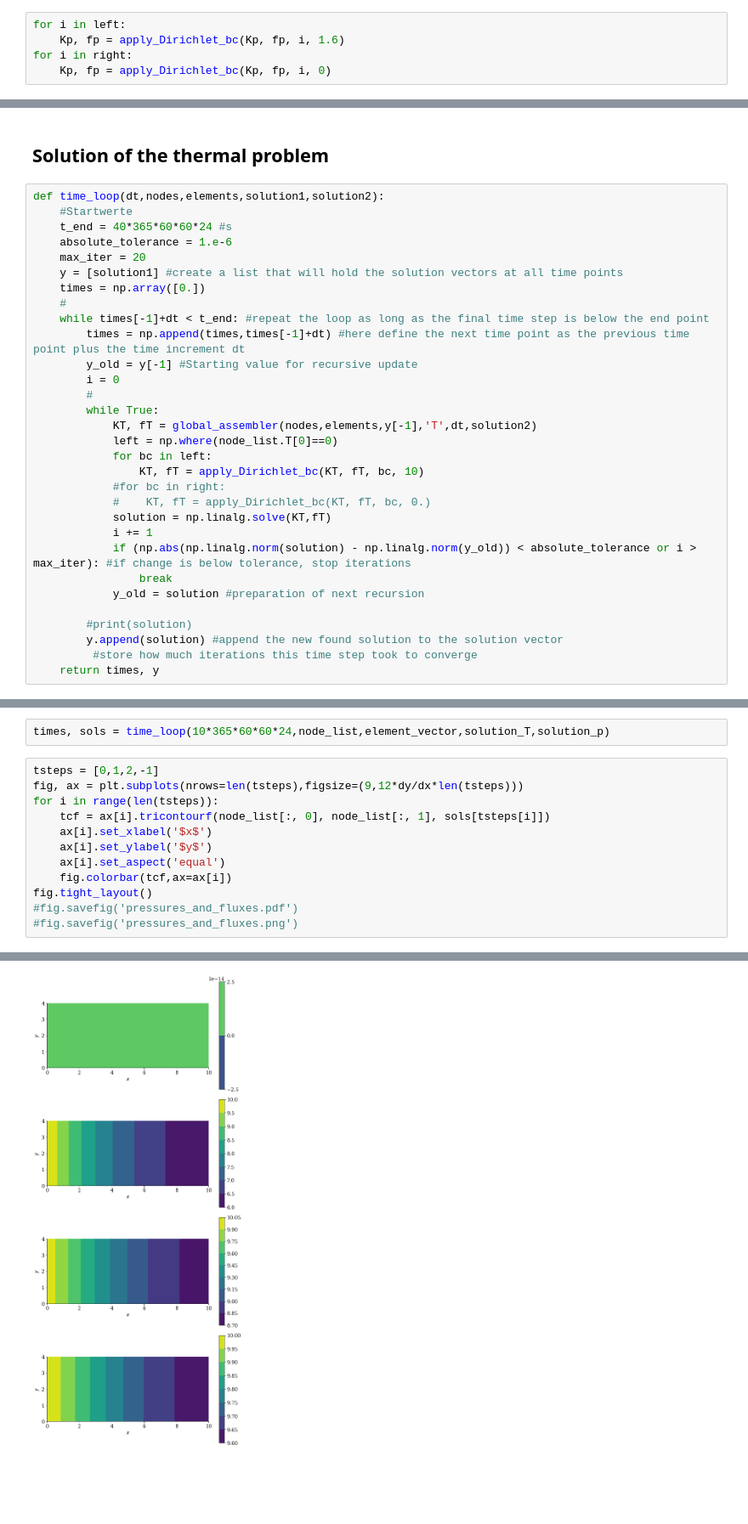
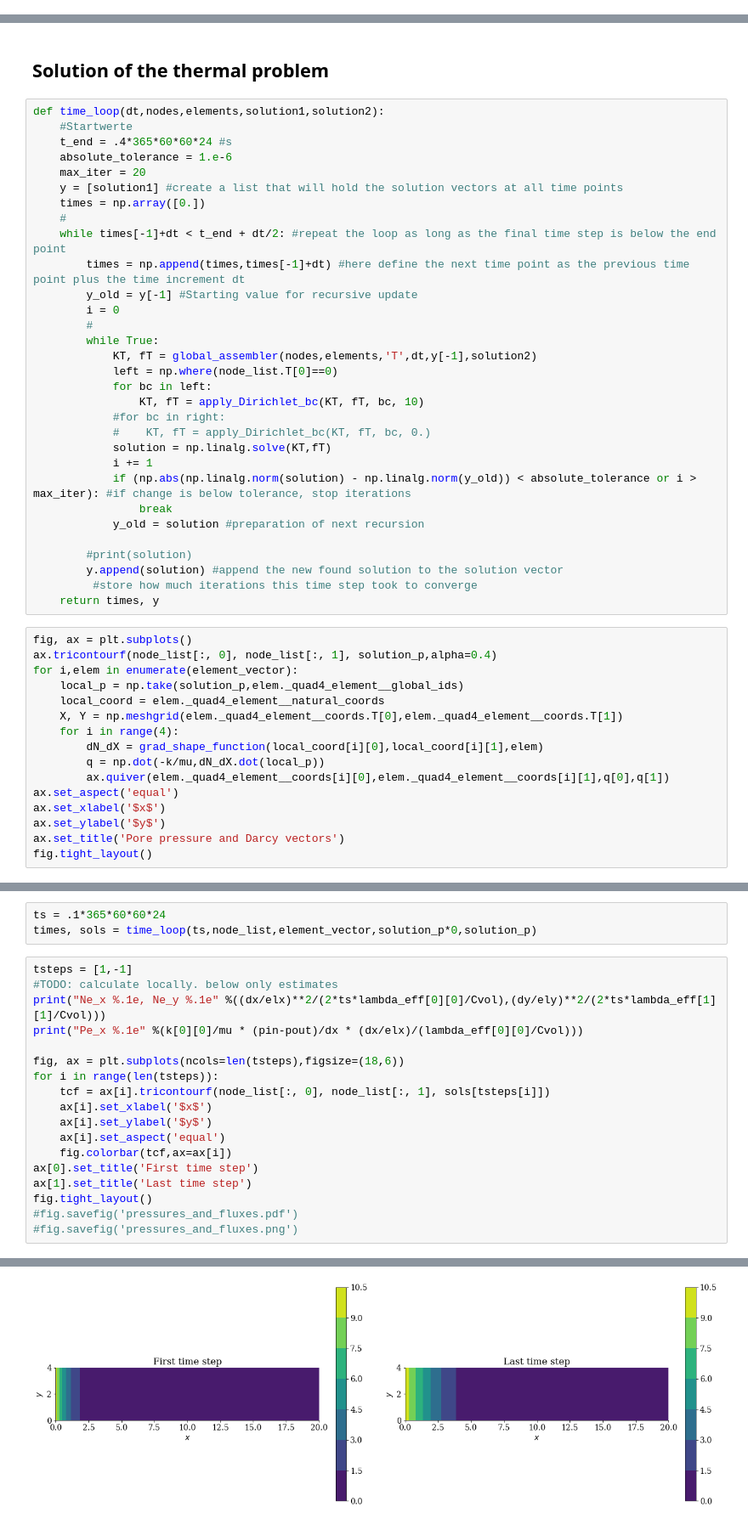
Before and after one commit to nagelt/Numerical_Methods_Introduction, a Jupyter notebook: 2D_Adv_Diff.ipynb, the cells around one changed output, grey strips where cells are left out. Shown at 85% size. Saved outputs shown, nothing was run; the diff lists cells and outputs as text; blank space fills up the shorter version.

```diff
--- a/2D_Adv_Diff.ipynb
+++ b/2D_Adv_Diff.ipynb
@@ -323,5 +328,0 @@ right = np.where(node_list.T[0]==dx)
-# %%
-for i in left:
-    Kp, fp = apply_Dirichlet_bc(Kp, fp, i, 1.6)
-for i in right:
-    Kp, fp = apply_Dirichlet_bc(Kp, fp, i, 0)
@@ -352,19 +349,19 @@ plot_result(node_list,element_vector,solution_p,fluxes_p)
 # %%
 def time_loop(dt,nodes,elements,solution1,solution2):
     #Startwerte
-    t_end = 40*365*60*60*24 #s
+    t_end = .4*365*60*60*24 #s
     absolute_tolerance = 1.e-6
     max_iter = 20
     y = [solution1] #create a list that will hold the solution vectors at all time points
     times = np.array([0.])
     #
-    while times[-1]+dt < t_end: #repeat the loop as long as the final time step is below the end point
+    while times[-1]+dt < t_end + dt/2: #repeat the loop as long as the final time step is below the end point
         times = np.append(times,times[-1]+dt) #here define the next time point as the previous time point plus the time increment dt
         y_old = y[-1] #Starting value for recursive update
         i = 0
         #
         while True:
-            KT, fT = global_assembler(nodes,elements,y[-1],'T',dt,solution2)
+            KT, fT = global_assembler(nodes,elements,'T',dt,y[-1],solution2)
             left = np.where(node_list.T[0]==0)
             for bc in left:
                 KT, fT = apply_Dirichlet_bc(KT, fT, bc, 10)
@@ -380,3 +377,19 @@ def time_loop(dt,nodes,elements,solution1,solution2):
         y.append(solution) #append the new found solution to the solution vector
          #store how much iterations this time step took to converge
     return times, y
+# %%
+fig, ax = plt.subplots()
+ax.tricontourf(node_list[:, 0], node_list[:, 1], solution_p,alpha=0.4)
+for i,elem in enumerate(element_vector):
+    local_p = np.take(solution_p,elem._quad4_element__global_ids)
+    local_coord = elem._quad4_element__natural_coords
+    X, Y = np.meshgrid(elem._quad4_element__coords.T[0],elem._quad4_element__coords.T[1])
+    for i in range(4):
+        dN_dX = grad_shape_function(local_coord[i][0],local_coord[i][1],elem)
+        q = np.dot(-k/mu,dN_dX.dot(local_p))
+        ax.quiver(elem._quad4_element__coords[i][0],elem._quad4_element__coords[i][1],q[0],q[1])
+ax.set_aspect('equal')
+ax.set_xlabel('$x$')
+ax.set_ylabel('$y$')
+ax.set_title('Pore pressure and Darcy vectors')
+fig.tight_layout()
@@ -383,14 +398,21 @@ def time_loop(dt,nodes,elements,solution1,solution2):
 # %%
-times, sols = time_loop(10*365*60*60*24,node_list,element_vector,solution_T,solution_p)
+ts = .1*365*60*60*24
+times, sols = time_loop(ts,node_list,element_vector,solution_p*0,solution_p)
 # %%
-tsteps = [0,1,2,-1]
-fig, ax = plt.subplots(nrows=len(tsteps),figsize=(9,12*dy/dx*len(tsteps)))
+tsteps = [1,-1]
+#TODO: calculate locally. below only estimates
+print("Ne_x %.1e, Ne_y %.1e" %((dx/elx)**2/(2*ts*lambda_eff[0][0]/Cvol),(dy/ely)**2/(2*ts*lambda_eff[1][1]/Cvol)))
+print("Pe_x %.1e" %(k[0][0]/mu * (pin-pout)/dx * (dx/elx)/(lambda_eff[0][0]/Cvol)))
+
+fig, ax = plt.subplots(ncols=len(tsteps),figsize=(18,6))
 for i in range(len(tsteps)):
     tcf = ax[i].tricontourf(node_list[:, 0], node_list[:, 1], sols[tsteps[i]])
     ax[i].set_xlabel('$x$')
     ax[i].set_ylabel('$y$')
     ax[i].set_aspect('equal')
     fig.colorbar(tcf,ax=ax[i])
+ax[0].set_title('First time step')
+ax[1].set_title('Last time step')
 fig.tight_layout()
 #fig.savefig('pressures_and_fluxes.pdf')
 #fig.savefig('pressures_and_fluxes.png')
@@ -398 +422 @@ fig.tight_layout()
-[figure, old version]
+[figure, new version]
```
Also changed, not shown: parts of 22 cells of this notebook.
